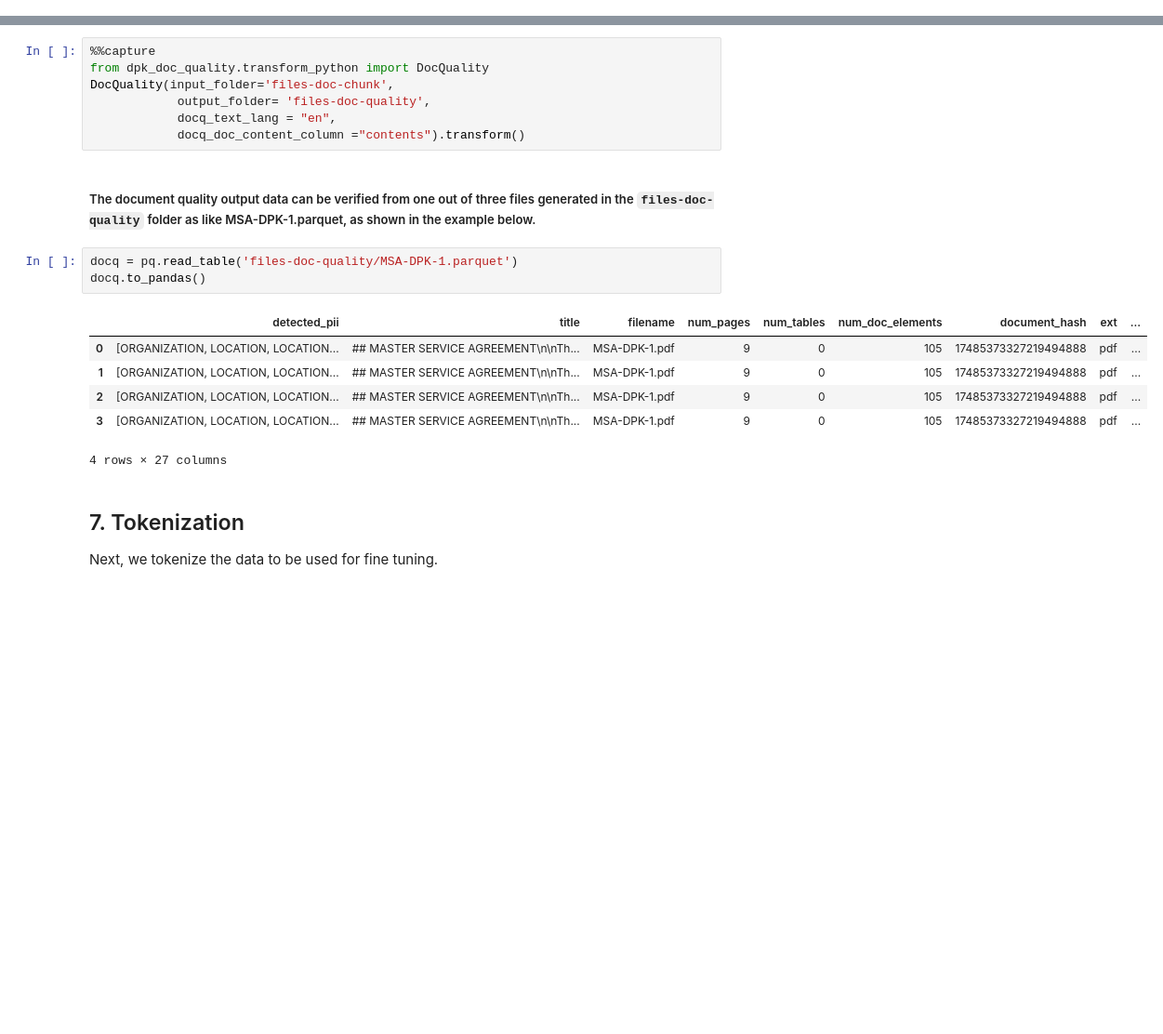
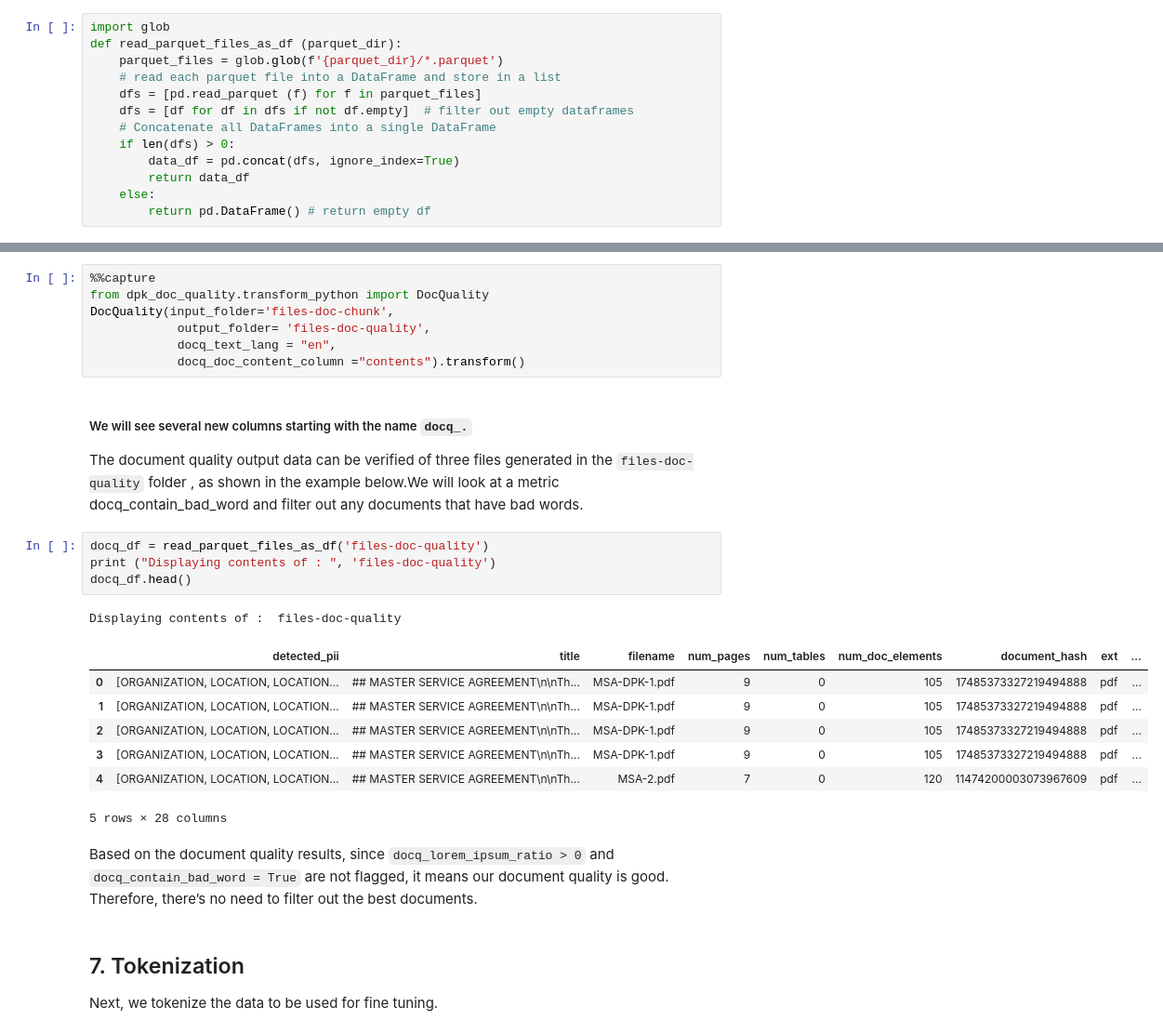
Before and after one commit to ian-cho/data-prep-kit, a Jupyter notebook: examples/notebooks/fine tuning/language/fine-tune-language.ipynb, the cells around one changed output, grey strips where cells are left out. Shown at 93% size. Drawn from its saved outputs; the diff is of its cells as text; blank space fills up the shorter version.

```diff
--- a/examples/notebooks/fine tuning/language/fine-tune-language.ipynb
+++ b/examples/notebooks/fine tuning/language/fine-tune-language.ipynb
@@ -193,0 +199,13 @@ The Service Provider will invoice the Client on the 1st day of each month. The i
+# %%
+import glob
+def read_parquet_files_as_df (parquet_dir):
+    parquet_files = glob.glob(f'{parquet_dir}/*.parquet')
+    # read each parquet file into a DataFrame and store in a list
+    dfs = [pd.read_parquet (f) for f in parquet_files]
+    dfs = [df for df in dfs if not df.empty]  # filter out empty dataframes
+    # Concatenate all DataFrames into a single DataFrame
+    if len(dfs) > 0:
+        data_df = pd.concat(dfs, ignore_index=True)
+        return data_df
+    else:
+        return pd.DataFrame() # return empty df
@@ -252,17 +271,24 @@ DocQuality(input_folder='files-doc-chunk',
             docq_text_lang = "en",
             docq_doc_content_column ="contents").transform()
 # %% [markdown]
-##### The document quality output data can be verified from one out of three files generated in the `files-doc-quality` folder as like MSA-DPK-1.parquet, as shown in the example below.
+##### We will see several new columns starting with the name `docq_.`
+
+The document quality output data can be verified of three files generated in the `files-doc-quality` folder , as shown in the example below.We will look at a metric docq_contain_bad_word and filter out any documents that have bad words.
-# %%
-docq = pq.read_table('files-doc-quality/MSA-DPK-1.parquet')
-docq.to_pandas()
-# %% [output]
-|  | detected_pii | title | filename | num_pages | num_tables | num_doc_elements | document_hash | ext | ... |
-| 0 | [ORGANIZATION, LOCATION, LOCATION... | ## MASTER SERVICE AGREEMENT\n\nTh... | MSA-DPK-1.pdf | 9 | 0 | 105 | 17485373327219494888 | pdf | ... |
-| 1 | [ORGANIZATION, LOCATION, LOCATION... | ## MASTER SERVICE AGREEMENT\n\nTh... | MSA-DPK-1.pdf | 9 | 0 | 105 | 17485373327219494888 | pdf | ... |
-| 2 | [ORGANIZATION, LOCATION, LOCATION... | ## MASTER SERVICE AGREEMENT\n\nTh... | MSA-DPK-1.pdf | 9 | 0 | 105 | 17485373327219494888 | pdf | ... |
-| 3 | [ORGANIZATION, LOCATION, LOCATION... | ## MASTER SERVICE AGREEMENT\n\nTh... | MSA-DPK-1.pdf | 9 | 0 | 105 | 17485373327219494888 | pdf | ... |
-4 rows × 27 columns
+# %%
+docq_df = read_parquet_files_as_df('files-doc-quality')
+print ("Displaying contents of : ", 'files-doc-quality')
+docq_df.head()
+# %% [output]
+Displaying contents of :  files-doc-quality
+|  | detected_pii | title | filename | num_pages | num_tables | num_doc_elements | document_hash | ext | ... |
+| 0 | [ORGANIZATION, LOCATION, LOCATION... | ## MASTER SERVICE AGREEMENT\n\nTh... | MSA-DPK-1.pdf | 9 | 0 | 105 | 17485373327219494888 | pdf | ... |
+| 1 | [ORGANIZATION, LOCATION, LOCATION... | ## MASTER SERVICE AGREEMENT\n\nTh... | MSA-DPK-1.pdf | 9 | 0 | 105 | 17485373327219494888 | pdf | ... |
+| 2 | [ORGANIZATION, LOCATION, LOCATION... | ## MASTER SERVICE AGREEMENT\n\nTh... | MSA-DPK-1.pdf | 9 | 0 | 105 | 17485373327219494888 | pdf | ... |
+| 3 | [ORGANIZATION, LOCATION, LOCATION... | ## MASTER SERVICE AGREEMENT\n\nTh... | MSA-DPK-1.pdf | 9 | 0 | 105 | 17485373327219494888 | pdf | ... |
+| 4 | [ORGANIZATION, LOCATION, LOCATION... | ## MASTER SERVICE AGREEMENT\n\nTh... | MSA-2.pdf | 7 | 0 | 120 | 11474200003073967609 | pdf | ... |
+5 rows × 28 columns
+# %% [markdown]
+Based on the document quality results, since `docq_lorem_ipsum_ratio > 0` and `docq_contain_bad_word = True` are not flagged, it means our document quality is good. Therefore, there’s no need to filter out the best documents.
 # %% [markdown]
 ## 7. Tokenization
 
```
Also changed, not shown: parts of 18 cells of this notebook.
